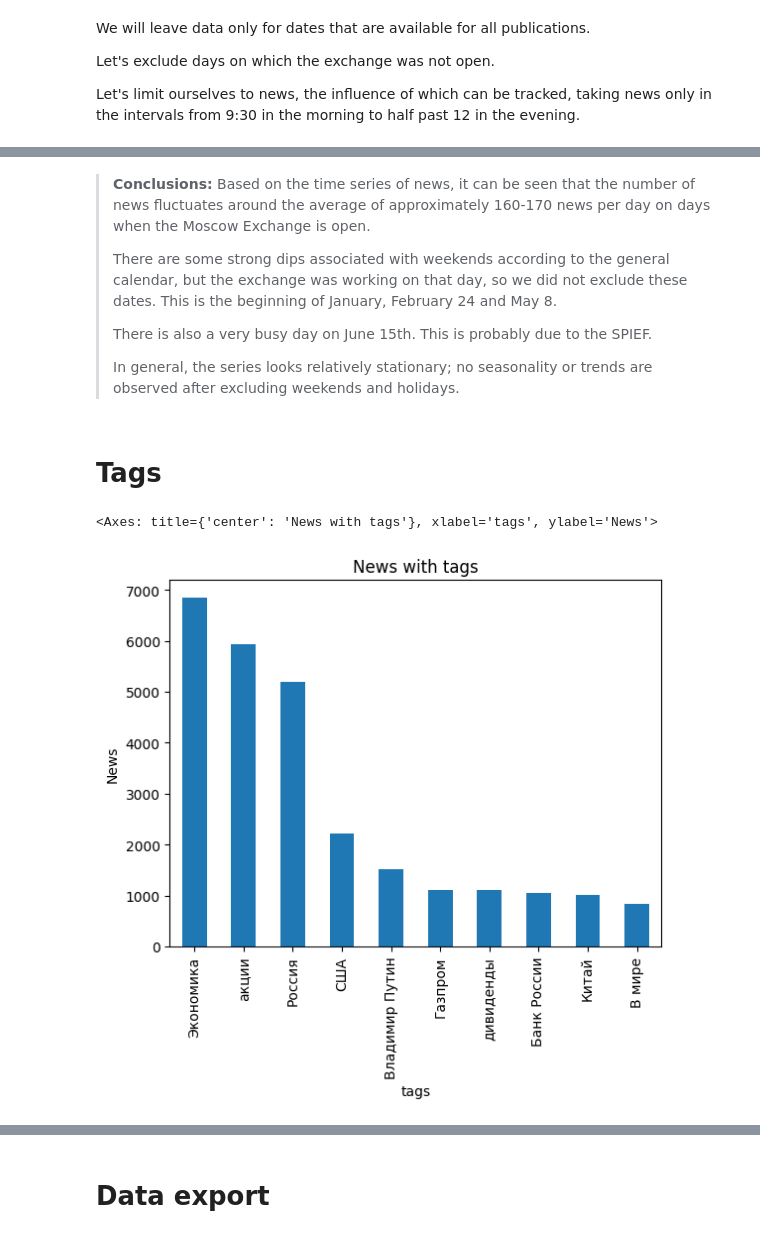
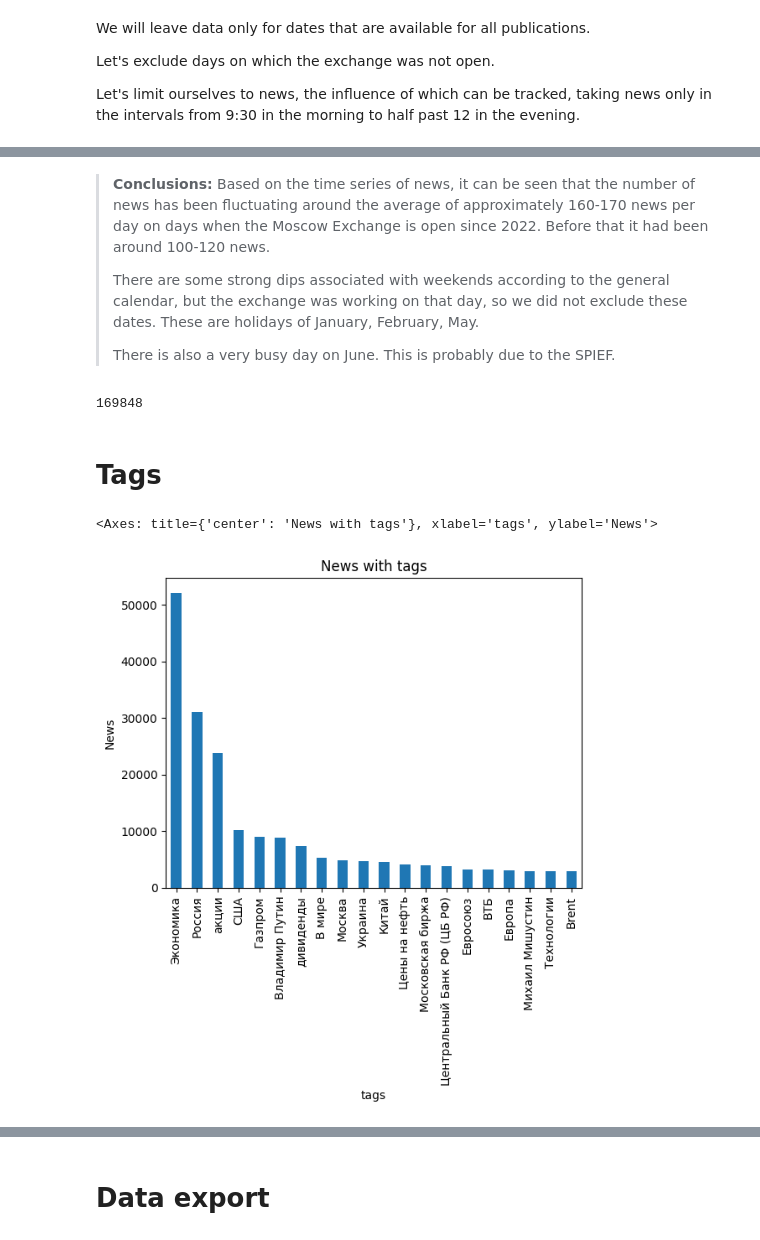
Before and after one commit to FlameInBrainSerj/project_news_graph, a Jupyter notebook: EDA/EDA.ipynb, the cells around one changed output, grey strips where cells are left out. Drawn from its saved outputs; the diff is of its cells as text; code cells hidden in the pictures.

```diff
--- a/EDA/EDA.ipynb
+++ b/EDA/EDA.ipynb
@@ -371,10 +364,7 @@ def splitter(str):
 # %%
 dates_init = []
-dates_upd = []
-splited = df_ria.date.apply(splitter)
-for i in splited:
-    dates_init.append(i[0])
-    try:
-        dates_upd.append(i[1])
-    except IndexError:
-        dates_upd.append(None)
+for i in df_ria.date:
+    pattern = r'^([0-1]?[0-9]|2?[0-3]):([0-5]\d)\s([1-9]|([012][0-9])|(3[01]))[.]([0]{0,1}[1-9]|1[012])[.]\d\d\d\d'
+    result = re.match(pattern, i)
+    if result is not None:
+        dates_init.append(result[0])
@@ -435,7 +426,7 @@ df_kommersant = df_new[df_new['website']=='Kommersant']
 df_kommersant = df_kommersant.reset_index()
 df_kommersant = df_kommersant.drop('index', axis=1)
 # %%
-df_kommersant['tags'] = df_kommersant['tags'].replace('[]', np.NaN)
+df_kommersant['key_words'] = df_kommersant['key_words'].replace('[]', np.NaN)
 # %%
 df_kommersant['datetime'] = np.zeros(len(df_kommersant))
 for i in range(len(df_kommersant)):
@@ -483,10 +478,8 @@ Let's exclude days on which the exchange was not open.
 Let's limit ourselves to news, the influence of which can be tracked, taking news only in the intervals from 9:30 in the morning to half past 12 in the evening.
 # %%
 ts_total = ts_total[ts_total.index.weekday < 5].between_time('9:30', '23:30')
-ts_total = ts_total[~(ts_total['date'].isin(pd.Series([datetime(2023, 1, 1), datetime(2023, 1, 2), datetime(2023, 1, 7), datetime(2023, 2, 23),
-                                                                    datetime(2023, 3, 8), datetime(2023, 5, 1), datetime(2023, 5, 9),
-                                                                    datetime(2023, 6, 12)]).dt.date.tolist()))]
-ts_total = ts_total.sort_index().loc['2023-01-01' : '2023-10-17', :]
+ts_total = ts_total[ts_total['date'].isin(pd.Series(working_days).dt.date.tolist())]
+ts_total = ts_total.sort_index().loc['2019-01-01' : '2024-01-01', :]
 # %%
 news_by_date = ts_total.groupby('date').date.count()
 # %%
@@ -514,31 +507,35 @@ fig.show('png')
 # %% [markdown]
 > __Conclusions:__
-> Based on the time series of news, it can be seen that the number of news fluctuates around the average of approximately 160-170 news per day on days when the Moscow Exchange is open.
+> Based on the time series of news, it can be seen that the number of news has been fluctuating around the average of approximately 160-170 news per day on days when the Moscow Exchange is open since 2022. Before that it had been around 100-120 news.
 >
-> There are some strong dips associated with weekends according to the general calendar, but the exchange was working on that day, so we did not exclude these dates. This is the beginning of January, February 24 and May 8.
+> There are some strong dips associated with weekends according to the general calendar, but the exchange was working on that day, so we did not exclude these dates. These are holidays of January, February, May.
 >
-> There is also a very busy day on June 15th. This is probably due to the SPIEF.
->
-> In general, the series looks relatively stationary; no seasonality or trends are observed after excluding weekends and holidays.
+> There is also a very busy day on June. This is probably due to the SPIEF.
+# %%
+len(ts_total)
+# %% [output]
+169848
 # %% [markdown]
 # Tags
 # %%
 total_tags_key_words = list()
-def list_enhancer(a):
-    a = a.strip('][').split(', ')
-    a = [i.replace("'", '') for i in a]
-    a = [i.replace('"', '') for i in a]
-    return a
 
 
-for i in ts_total['tags']:
-    if pd.notna(i):
-        total_tags_key_words.extend(list_enhancer(i))
+#def list_enhancer(a):
+#    a = a.strip('][').split(', ')
+#    a = [i.replace("'", '') for i in a]
+#    a = [i.replace('"', '') for i in a]
+#    return a
+
+
+for i in ts_total['key_words']:
+    if np.any(i):
+        total_tags_key_words.extend(i)
 # %%
-pd.Series(total_tags_key_words).value_counts().head(10).plot(kind='bar', title='News with tags', xlabel='tags', ylabel='News')
+pd.Series(total_tags_key_words).value_counts().head(20).plot(kind='bar', title='News with tags', xlabel='tags', ylabel='News')
 # %% [output]
 <Axes: title={'center': 'News with tags'}, xlabel='tags', ylabel='News'>
-[figure, old version]
+[figure, new version]
 # %%
 pd.Series(total_tags_key_words).value_counts().value_counts()
 # %% [output]
```
Also changed, not shown: parts of 61 cells of this notebook.
